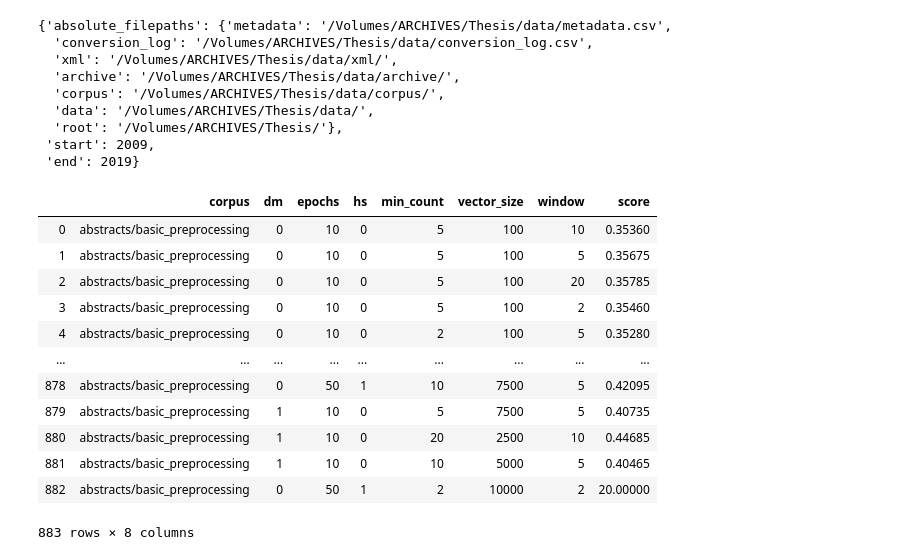
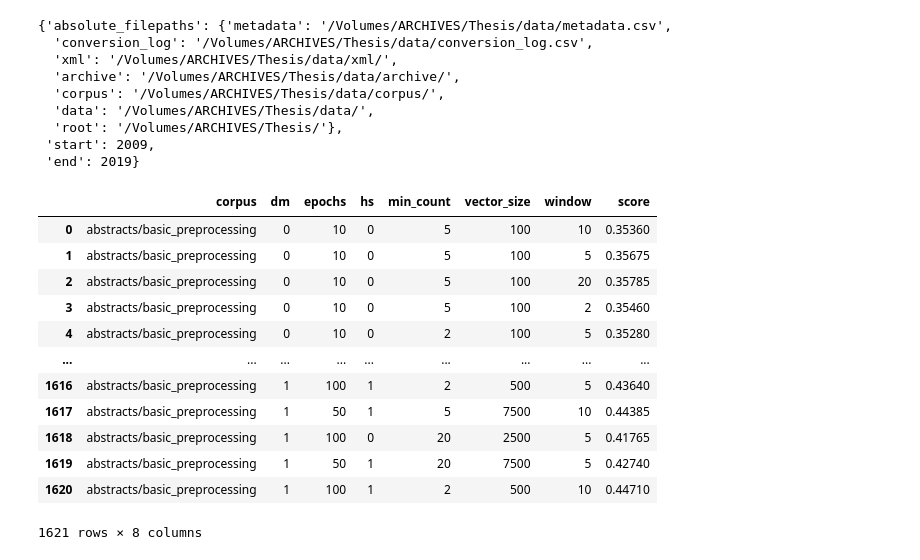
Before and after one commit to brienna/MS_thesis, a Jupyter notebook: notebooks/Analyze_models.ipynb, the cells around one changed output. Saved outputs shown, nothing was run; the diff lists cells and outputs as text; code cells hidden in the pictures.

```diff
--- a/notebooks/Analyze_models.ipynb
+++ b/notebooks/Analyze_models.ipynb
@@ -20,25 +21,25 @@ GLOBALS
 # %%
 scores_df = None
 #GLOBALS['absolute_filepaths']['root'] + 'results/scores.txt'
-with open('/Volumes/ARCHIVES/Thesis/src/sporc_doc2vec/scores.txt') as file:
+with open(GLOBALS['absolute_filepaths']['root'] + 'src/sporc/doc2vec_scores2.txt') as file:
     raw_scores = json.load(file)
     scores_df = pd.DataFrame(raw_scores)
     scores_series = scores_df['score']
     scores_df = scores_df['parameters'].apply(pd.Series)
     scores_df['score'] = scores_series
 
 scores_df
 # %% [output]
 |  | corpus | dm | epochs | hs | min_count | vector_size | window | score |
 | 0 | abstracts/basic_preprocessing | 0 | 10 | 0 | 5 | 100 | 10 | 0.35360 |
 | 1 | abstracts/basic_preprocessing | 0 | 10 | 0 | 5 | 100 | 5 | 0.35675 |
 | 2 | abstracts/basic_preprocessing | 0 | 10 | 0 | 5 | 100 | 20 | 0.35785 |
 | 3 | abstracts/basic_preprocessing | 0 | 10 | 0 | 5 | 100 | 2 | 0.35460 |
 | 4 | abstracts/basic_preprocessing | 0 | 10 | 0 | 2 | 100 | 5 | 0.35280 |
 | ... | ... | ... | ... | ... | ... | ... | ... | ... |
-| 878 | abstracts/basic_preprocessing | 0 | 50 | 1 | 10 | 7500 | 5 | 0.42095 |
-| 879 | abstracts/basic_preprocessing | 1 | 10 | 0 | 5 | 7500 | 5 | 0.40735 |
-| 880 | abstracts/basic_preprocessing | 1 | 10 | 0 | 20 | 2500 | 10 | 0.44685 |
-| 881 | abstracts/basic_preprocessing | 1 | 10 | 0 | 10 | 5000 | 5 | 0.40465 |
-| 882 | abstracts/basic_preprocessing | 0 | 50 | 1 | 2 | 10000 | 2 | 20.00000 |
+| 1616 | abstracts/basic_preprocessing | 1 | 100 | 1 | 2 | 500 | 5 | 0.43640 |
+| 1617 | abstracts/basic_preprocessing | 1 | 50 | 1 | 5 | 7500 | 10 | 0.44385 |
+| 1618 | abstracts/basic_preprocessing | 1 | 100 | 0 | 20 | 2500 | 5 | 0.41765 |
+| 1619 | abstracts/basic_preprocessing | 1 | 50 | 1 | 20 | 7500 | 5 | 0.42740 |
+| 1620 | abstracts/basic_preprocessing | 1 | 100 | 1 | 2 | 500 | 10 | 0.44710 |
-883 rows × 8 columns
+1621 rows × 8 columns
```
Also changed, not shown: parts of 8 cells of this notebook.
